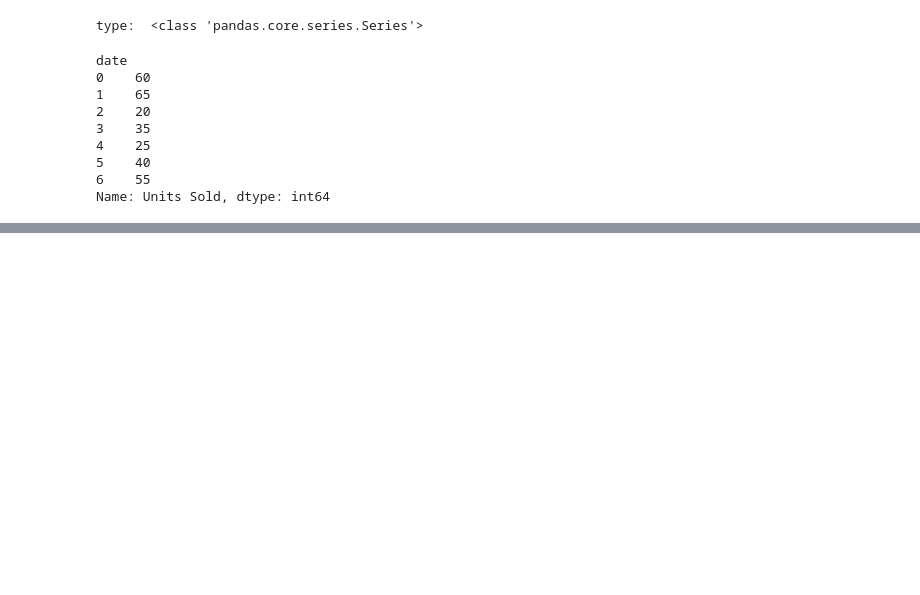
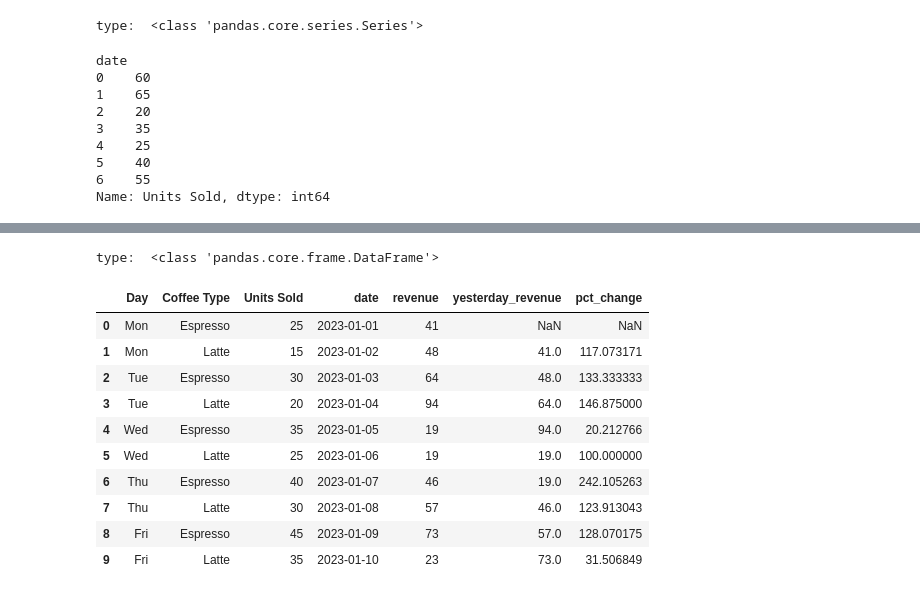
Before and after one commit to EslamKamel89/pandas, a Jupyter notebook: complete-pandas-tutorial/tutorial_2.ipynb, the cells around one changed output, grey strips where cells are left out. Drawn from its saved outputs; the diff is of its cells as text; code cells hidden in the pictures; blank space fills up the shorter version.

```diff
--- a/complete-pandas-tutorial/tutorial_2.ipynb
+++ b/complete-pandas-tutorial/tutorial_2.ipynb
@@ -1349,0 +1352,3 @@ Name: Units Sold, dtype: int64
+# %%
+coffee_test['revenue'] = np.random.randint(0,100 , size=len(coffee_test))
+pr(coffee_test)
@@ -1349,0 +1368,17 @@ Name: Units Sold, dtype: int64
+# %%
+coffee_test['yesterday_revenue'] = coffee_test['revenue'].shift(1)
+coffee_test['pct_change'] = coffee_test['revenue']/coffee_test['yesterday_revenue'] *100
+pr(coffee_test)
+# %% [output]
+type:  <class 'pandas.core.frame.DataFrame'>
+|  | Day | Coffee Type | Units Sold | date | revenue | yesterday_revenue | pct_change |
+| 0 | Mon | Espresso | 25 | 2023-01-01 | 41 | NaN | NaN |
+| 1 | Mon | Latte | 15 | 2023-01-02 | 48 | 41.0 | 117.073171 |
+| 2 | Tue | Espresso | 30 | 2023-01-03 | 64 | 48.0 | 133.333333 |
+| 3 | Tue | Latte | 20 | 2023-01-04 | 94 | 64.0 | 146.875000 |
+| 4 | Wed | Espresso | 35 | 2023-01-05 | 19 | 94.0 | 20.212766 |
+| 5 | Wed | Latte | 25 | 2023-01-06 | 19 | 19.0 | 100.000000 |
+| 6 | Thu | Espresso | 40 | 2023-01-07 | 46 | 19.0 | 242.105263 |
+| 7 | Thu | Latte | 30 | 2023-01-08 | 57 | 46.0 | 123.913043 |
+| 8 | Fri | Espresso | 45 | 2023-01-09 | 73 | 57.0 | 128.070175 |
+| 9 | Fri | Latte | 35 | 2023-01-10 | 23 | 73.0 | 31.506849 |
```
Also changed, not shown: parts of 5 cells of this notebook.
